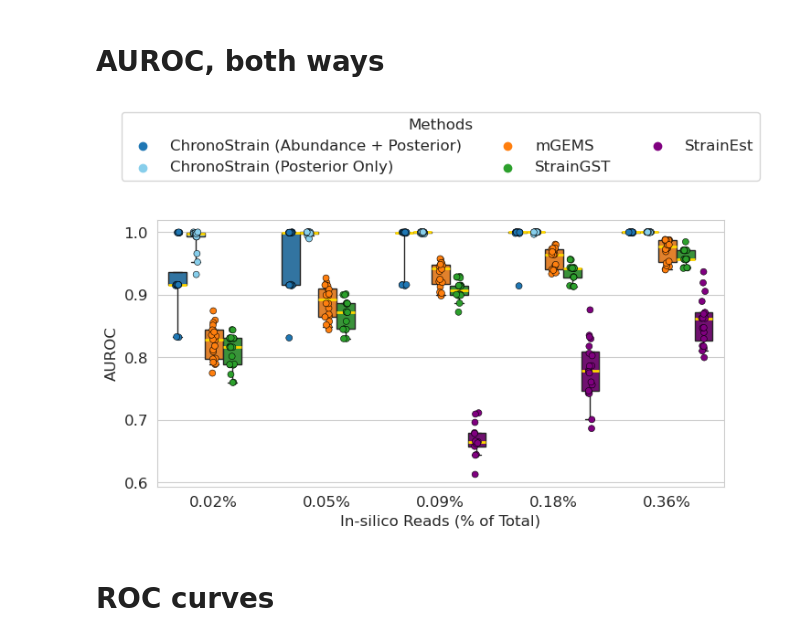
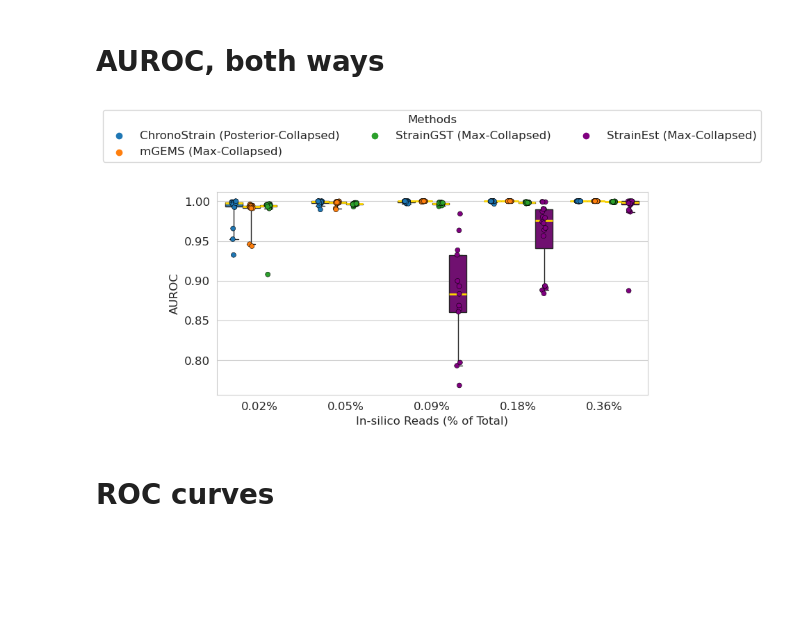
Before and after one commit to gibsonlab/chronostrain, a Jupyter notebook: examples/semisynthetic/notebooks/evaluation_semisynthetic.ipynb, the cells around one changed output. Cells and saved outputs as stored; diff of their text form; code cells hidden in the pictures; blank space fills up the shorter version.

```diff
--- a/examples/semisynthetic/notebooks/evaluation_semisynthetic.ipynb
+++ b/examples/semisynthetic/notebooks/evaluation_semisynthetic.ipynb
@@ -760,17 +989,20 @@ sb.set_style("whitegrid")
 # err_df = pd.concat([msweep_err_df, chronostrain_err_df, straingst_err_df, strainest_err_df], ignore_index=True)
 auroc_comparison_err_df = pd.concat([
     # mgems_err_df,
-    mgems_hierarchical_err_df.assign(Method='mGEMS'),
-    chronostrain_err_df.assign(
-        AUROC=chronostrain_err_df['AUROC_abundance'],
-        Method='ChronoStrain (Abundance + Posterior)'
-    ),
     chronostrain_err_df.assign(
         AUROC=chronostrain_err_df['AUROC_posterior'],
-        Method='ChronoStrain (Posterior Only)'
+        Method='ChronoStrain'
     ),
-    straingst_err_df,
-    strainest_err_df
+    mgems_hierarchical_err_df.assign(
+        AUROC=mgems_hierarchical_err_df['AUROC_Collapsed'],
+        Method='mGEMS',
+    ),
+    straingst_err_df.assign(
+        AUROC=straingst_err_df['AUROC_Collapsed'],
+    ),
+    strainest_err_df.assign(
+        AUROC=strainest_err_df['AUROC_Collapsed'],
+    )
 ], ignore_index=True)
 
 
@@ -793,47 +1025,53 @@ x_order = sorted(pd.unique(err_df['ReadDepthPct']))
 #  'StrainEst': (0.8392156862745098, 0.15294117647058825, 0.1568627450980392)}
 
 
-method_order = ['ChronoStrain (Abundance + Posterior)', 'ChronoStrain (Posterior Only)', 'mGEMS', 'StrainGST', 'StrainEst']
+method_order = ['ChronoStrain', 'mGEMS', 'StrainGST', 'StrainEst']
 colors = sb.color_palette("tab10")
 # method_palette = {m: c for m, c in zip(method_order, colors)}
 method_palette = {
-    'ChronoStrain (Abundance + Posterior)': colors[0],
-    'ChronoStrain (Posterior Only)': 'skyblue',
+    'ChronoStrain': colors[0],
+    'ChronoStrain_Indiv': 'navy',
     'mGEMS': colors[1],
-    'mGEMS-h': 'orangered',
     'StrainGST': colors[2],
     'StrainEst': 'purple',
+}
+method_labels = {
+    'ChronoStrain': 'ChronoStrain (Posterior-Collapsed)',
+    'ChronoStrain_Indiv': 'ChronoStrain$^{-T}$',
+    'mGEMS': 'mGEMS (Max-Collapsed)',
+    'StrainGST': 'StrainGST (Max-Collapsed)',
+    'StrainEst': 'StrainEst (Max-Collapsed)',
 }
 
 
 legend_ax = fig.add_subplot(gs[0, :])
 handles, labels = zip(*[
-    (legend_ax.scatter([], [], facecolors=method_palette[m]), m)
+    (legend_ax.scatter([], [], facecolors=method_palette[m]), method_labels[m])
     for m in method_order
 ])
 method_legend = legend_ax.legend(handles, labels, title="Methods", bbox_to_anchor=(0.5, -1), loc="lower center", ncol=3)
 legend_ax.axis('off')
 
 axes = []
 
 # grouped_result = err_df.loc[err_df['Method'] == 'ChronoStrain'].groupby('ReadDepth')['RankCorrelation'].median()
 # ax.plot(np.arange(6), grouped_result.to_numpy())
 ax = fig.add_subplot(gs[1, 0])
 # ax.set_title("AUROC")
 sb.stripplot(auroc_comparison_err_df, order=x_order, x='ReadDepthPct', y='AUROC', hue='Method', dodge=True, ax=ax, legend=False, linewidth=0.4, alpha=1.0, hue_order=method_order, palette=method_palette, edgecolor='black')
 sb.boxplot(auroc_comparison_err_df, order=x_order, x='ReadDepthPct', y='AUROC', hue='Method', ax=ax, hue_order=method_order, palette=method_palette, showfliers=False, medianprops={"color": "gold", "linewidth": 2}, whis=(0.025, 0.975))
 ax.set_xlabel('In-silico Reads (% of Total)')
 ax.legend([],[], frameon=False)
 axes.append(ax)
 
 
 
 plots_dir = Path("plots")
 plots_dir.mkdir(exist_ok=True)
 fig.tight_layout()
-plt.savefig(plots_dir / 'auroc_both.pdf')
+plt.savefig(plots_dir / 'auroc_collapsed.pdf', bbox_inches='tight')
 # %% [output]
-[figure, old version]
+[figure, new version]
 # %% [markdown]
 # ROC curves
 # %%
```
Also changed, not shown: parts of 25 cells of this notebook, 5 other files.
